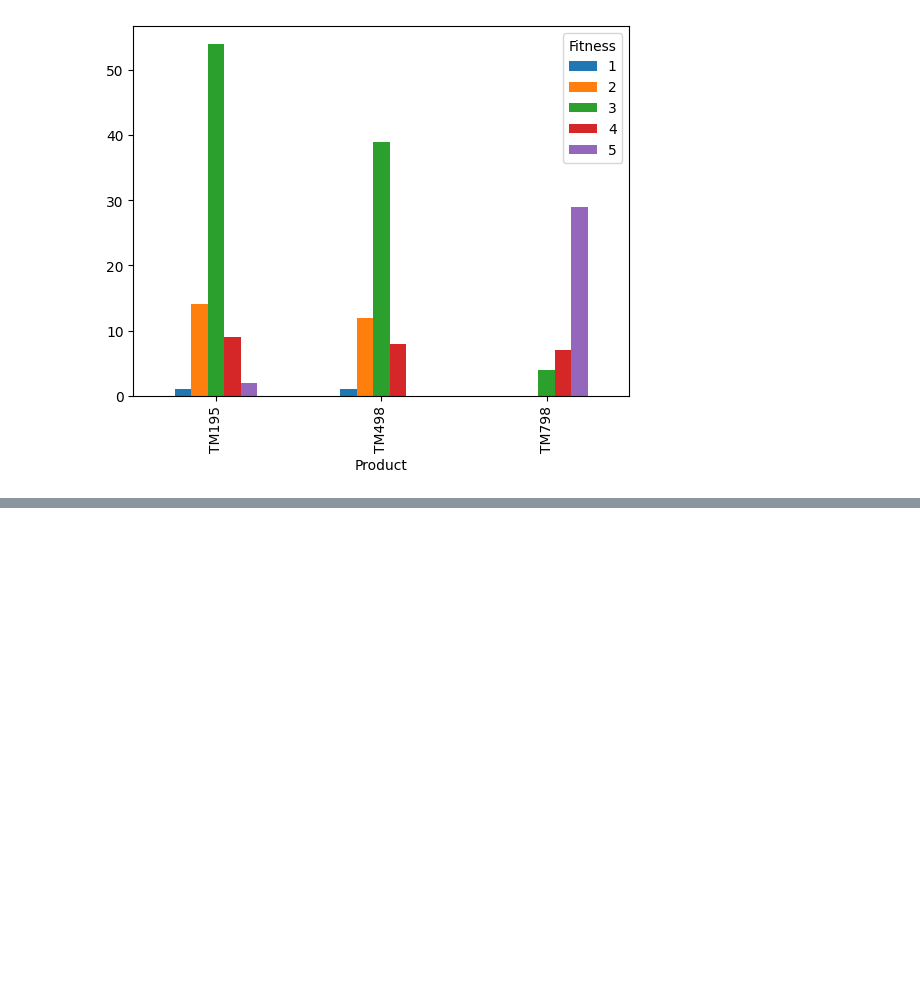
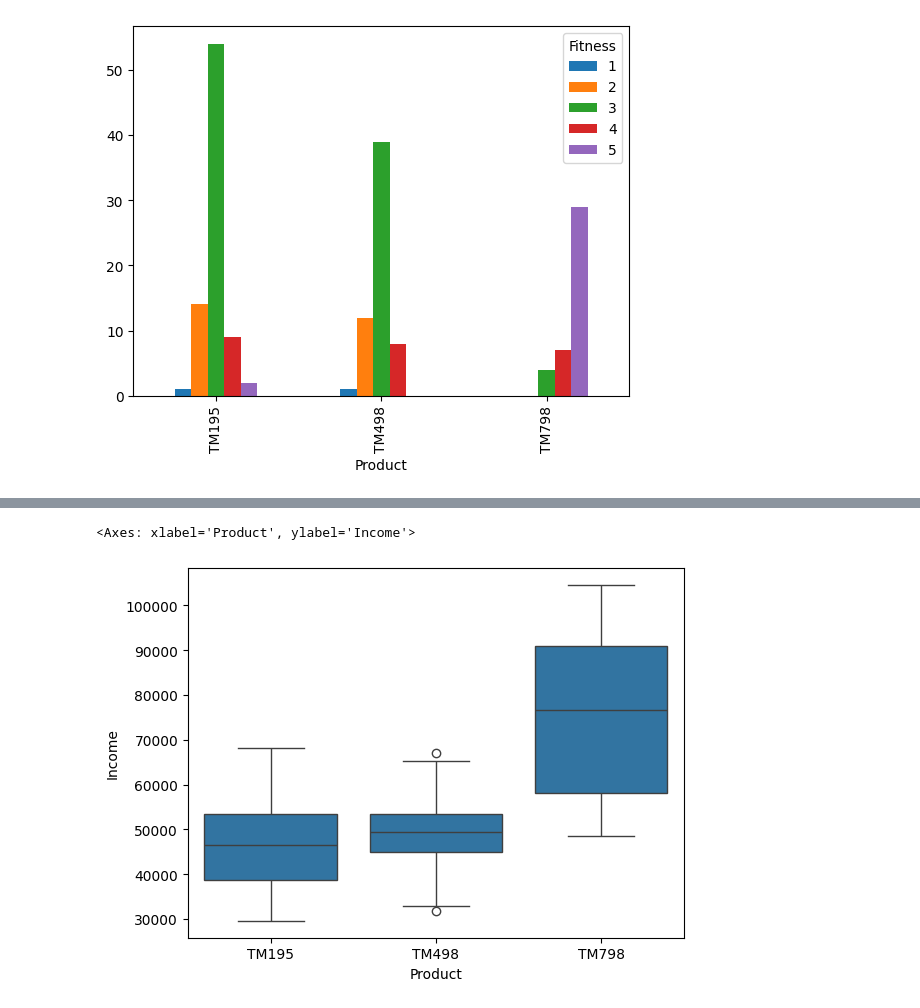
Before and after one commit to Carticus78/turbo-goldfish, a Jupyter notebook: notebooks/CardioGoodFitness.ipynb, the cells around one changed output, grey strips where cells are left out. Saved outputs shown, nothing was run; the diff lists cells and outputs as text; code cells hidden in the pictures; blank space fills up the shorter version.

```diff
--- a/notebooks/CardioGoodFitness.ipynb
+++ b/notebooks/CardioGoodFitness.ipynb
@@ -99,0 +107,5 @@ df_product.unstack().plot(kind='bar')
+# %%
+sns.boxplot(df, x='Product', y='Income')
+# %% [output]
+<Axes: xlabel='Product', ylabel='Income'>
+[figure, added]
```
Also changed, not shown: parts of 8 cells of this notebook.
